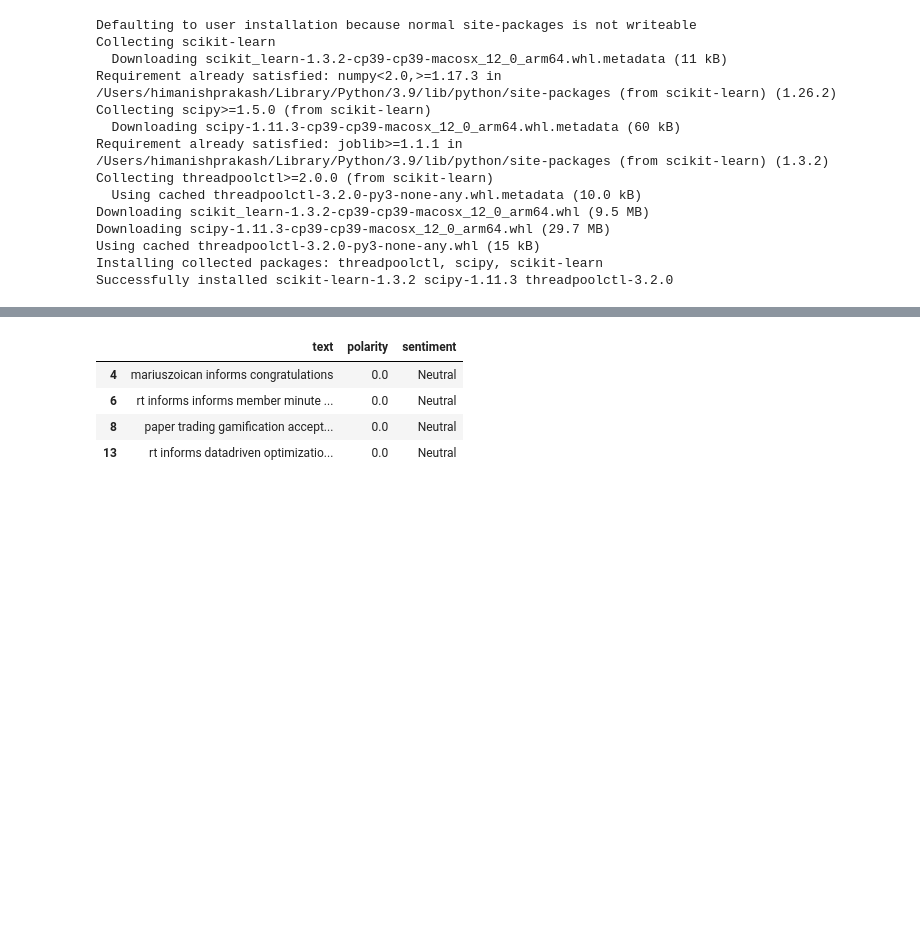
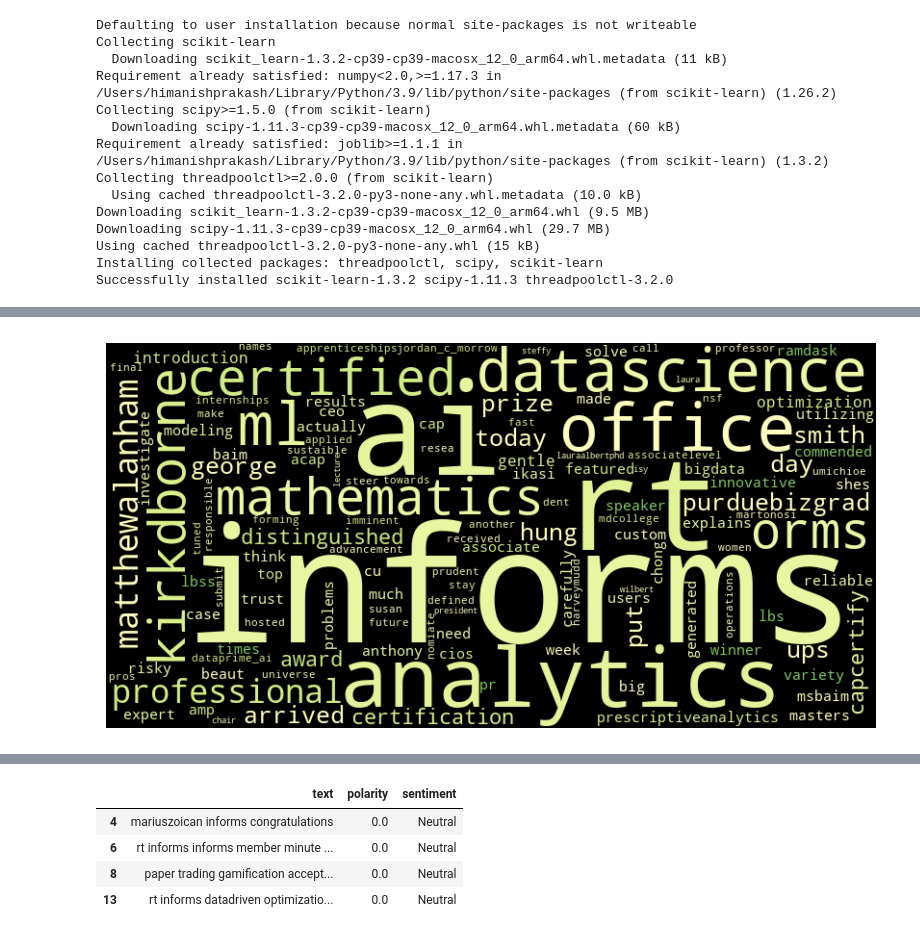
Before and after one commit to miniquinox/Twitter-api, a Jupyter notebook: sentimental_analysis.ipynb, the cells around one changed output, grey strips where cells are left out. Drawn from its saved outputs; the diff is of its cells as text; code cells hidden in the pictures; blank space fills up the shorter version.

```diff
--- a/sentimental_analysis.ipynb
+++ b/sentimental_analysis.ipynb
@@ -223,0 +283,38 @@ plt.show()
+# %%
+from wordcloud import WordCloud
+import matplotlib.pyplot as plt
+from collections import defaultdict
+import pandas as pd
+from matplotlib import colors as mcolors
+
+# Tokenize the text and calculate the average polarity for each word
+word_sentiment = defaultdict(list)
+for _, row in text_df.iterrows():
+    words = row['text'].split()
+    for word in words:
+        word_sentiment[word].append(row['polarity'])
+
+# Calculate average sentiment for each word
+word_avg_sentiment = {word: sum(sentiments) / len(sentiments) for word, sentiments in word_sentiment.items()}
+
+# Define a function to determine the color of words in the word cloud
+def color_func(word, **kwargs):
+    sentiment = word_avg_sentiment.get(word, 0)
+    # Normalize the sentiment score to be between 0 and 1 for the color map
+    norm_sentiment = (sentiment + 1) / 2
+    # Get the color from the RdYlGn color map
+    rgba_color = plt.cm.RdYlGn(norm_sentiment)
+    # Convert the RGBA color to hex format
+    return mcolors.rgb2hex(rgba_color)
+
+# Generate word cloud
+text = ' '.join(text_df['text'])
+wordcloud = WordCloud(width=800, height=400, color_func=color_func).generate(text)
+
+# Display the generated image
+plt.figure(figsize=(10, 5))
+plt.imshow(wordcloud, interpolation='bilinear')
+plt.axis('off')
+plt.show()
+# %% [output]
+[figure, added]
```
Also changed, not shown: parts of 14 cells of this notebook, 7 other files.
